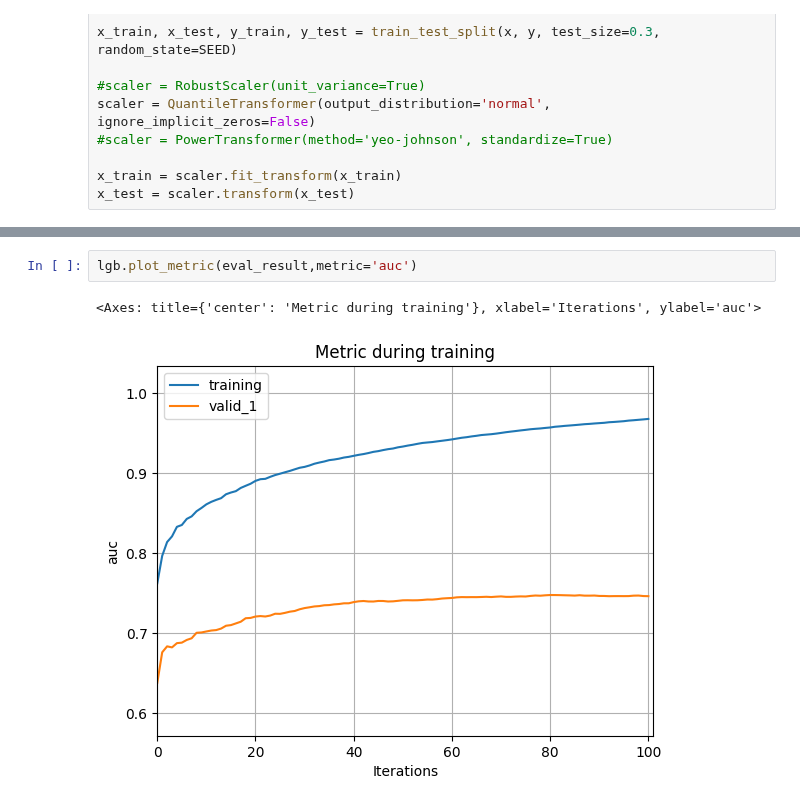
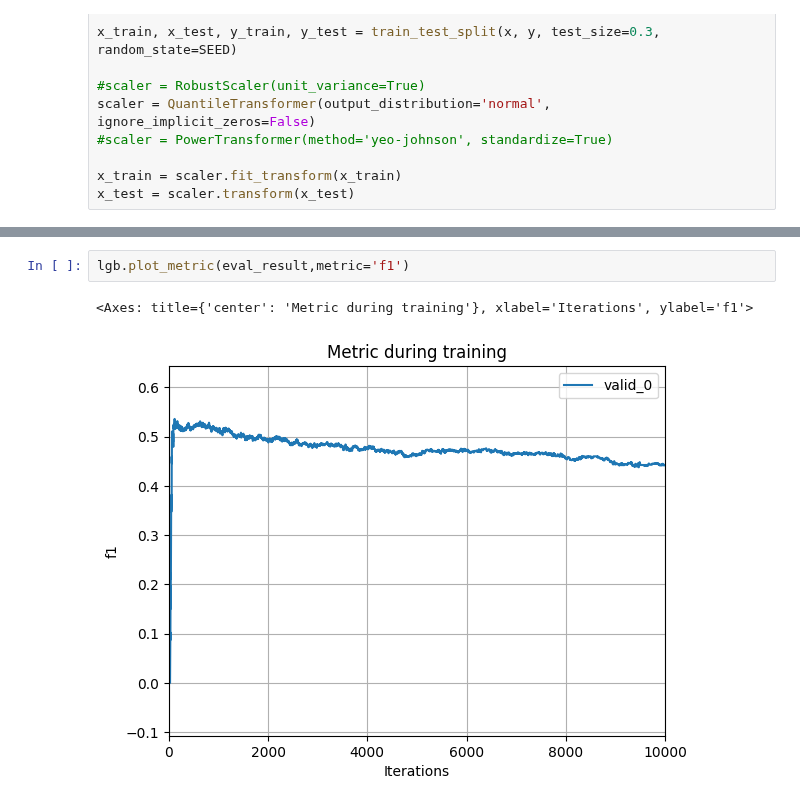
Before and after one commit to Johneinsteinwong/COMP7015_GroupProject, a Jupyter notebook: train_lightgbm.ipynb, the cells around one changed output, grey strips where cells are left out. Cells and saved outputs as stored; diff of their text form.

```diff
--- a/train_lightgbm.ipynb
+++ b/train_lightgbm.ipynb
@@ -110,7 +126,7 @@ Early stopping, best iteration is:
 # %%
-lgb.plot_metric(eval_result,metric='auc')
+lgb.plot_metric(eval_result,metric='f1')
 # %% [output]
-<Axes: title={'center': 'Metric during training'}, xlabel='Iterations', ylabel='auc'>
+<Axes: title={'center': 'Metric during training'}, xlabel='Iterations', ylabel='f1'>
-[figure, old version]
+[figure, new version]
 # %%
 from util import *
```
Also changed, not shown: parts of 6 cells of this notebook, 2 other files.
